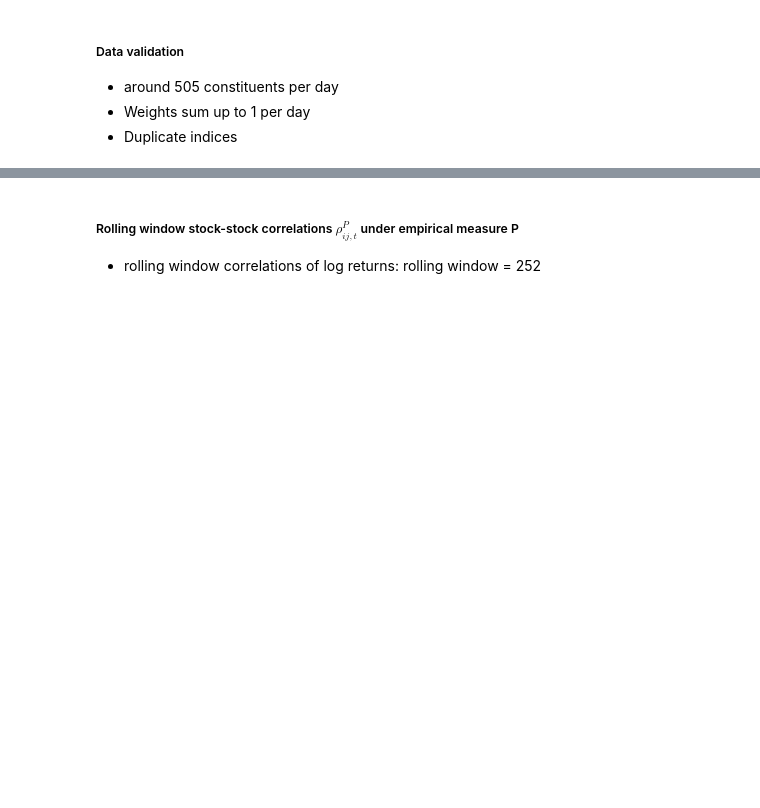
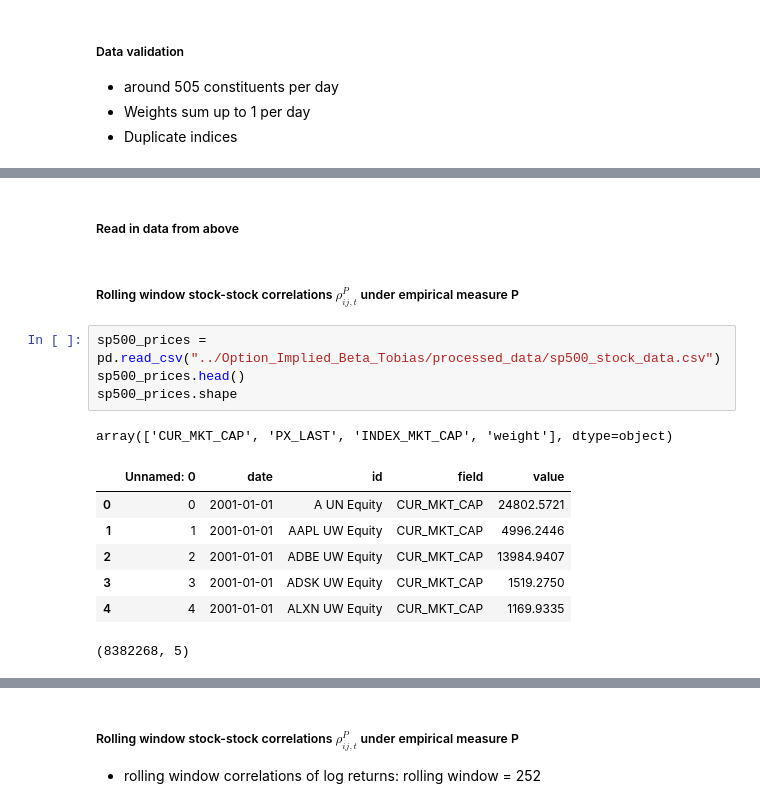
Before and after one commit to tobikuhlmann/option_implied_betas, a Jupyter notebook: data_engineering_single_stock_prices.ipynb, the cells around one changed output, grey strips where cells are left out. Saved outputs shown, nothing was run; the diff lists cells and outputs as text; blank space fills up the shorter version.

```diff
--- a/data_engineering_single_stock_prices.ipynb
+++ b/data_engineering_single_stock_prices.ipynb
@@ -202,0 +229,17 @@ duplicateRowsDF
+# %% [markdown]
+##### Read in data from above
+# %% [markdown]
+##### Rolling window stock-stock correlations $\rho^{P}_{ij,t}$ under empirical measure P
+# %%
+sp500_prices = pd.read_csv("../Option_Implied_Beta_Tobias/processed_data/sp500_stock_data.csv")
+sp500_prices.head()
+sp500_prices.shape
+# %% [output]
+array(['CUR_MKT_CAP', 'PX_LAST', 'INDEX_MKT_CAP', 'weight'], dtype=object)
+|  | Unnamed: 0 | date | id | field | value |
+| 0 | 0 | 2001-01-01 | A UN Equity | CUR_MKT_CAP | 24802.5721 |
+| 1 | 1 | 2001-01-01 | AAPL UW Equity | CUR_MKT_CAP | 4996.2446 |
+| 2 | 2 | 2001-01-01 | ADBE UW Equity | CUR_MKT_CAP | 13984.9407 |
+| 3 | 3 | 2001-01-01 | ADSK UW Equity | CUR_MKT_CAP | 1519.2750 |
+| 4 | 4 | 2001-01-01 | ALXN UW Equity | CUR_MKT_CAP | 1169.9335 |
+(8382268, 5)
```
Also changed, not shown: parts of 19 cells of this notebook, 6 other files.
